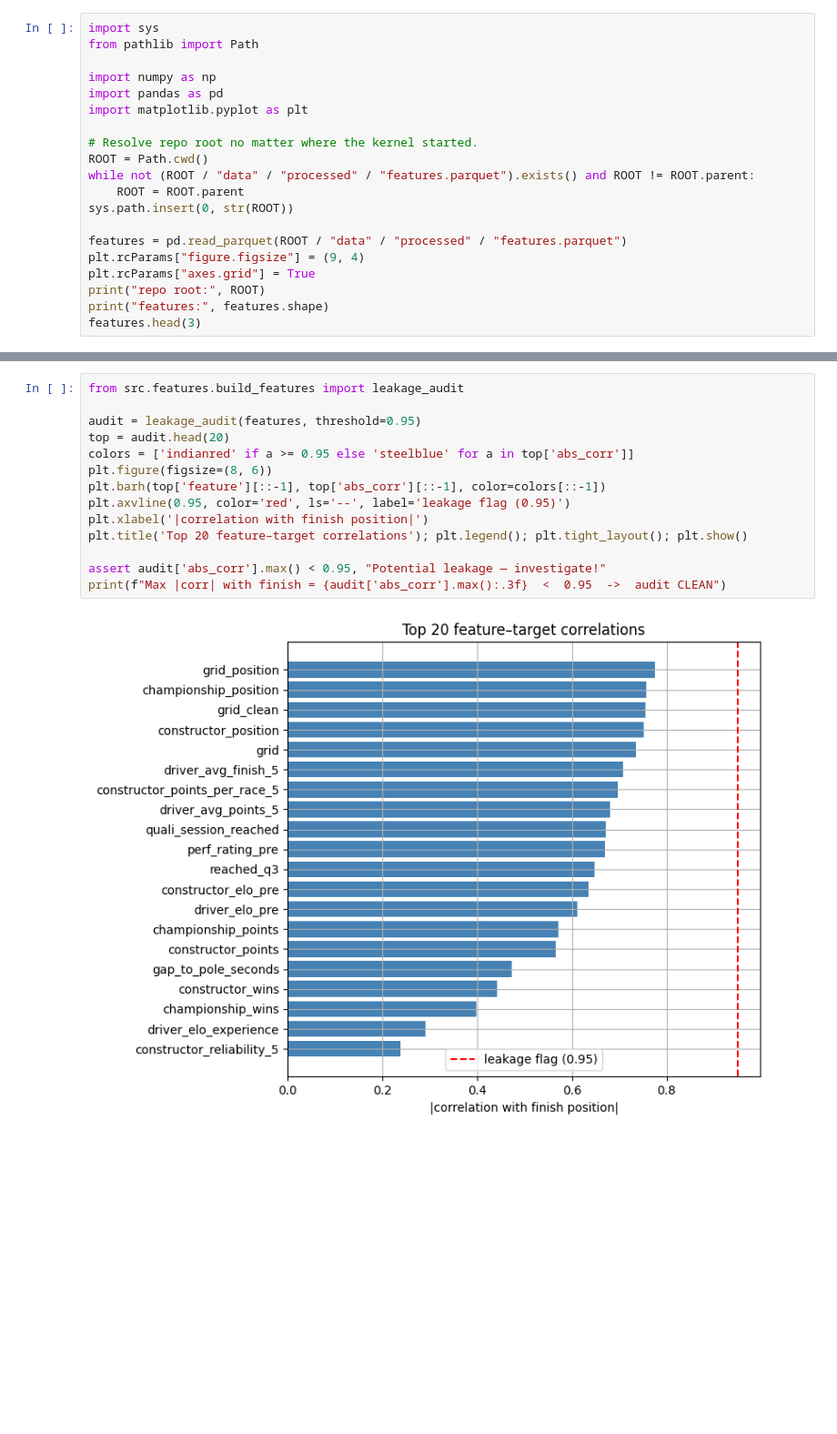
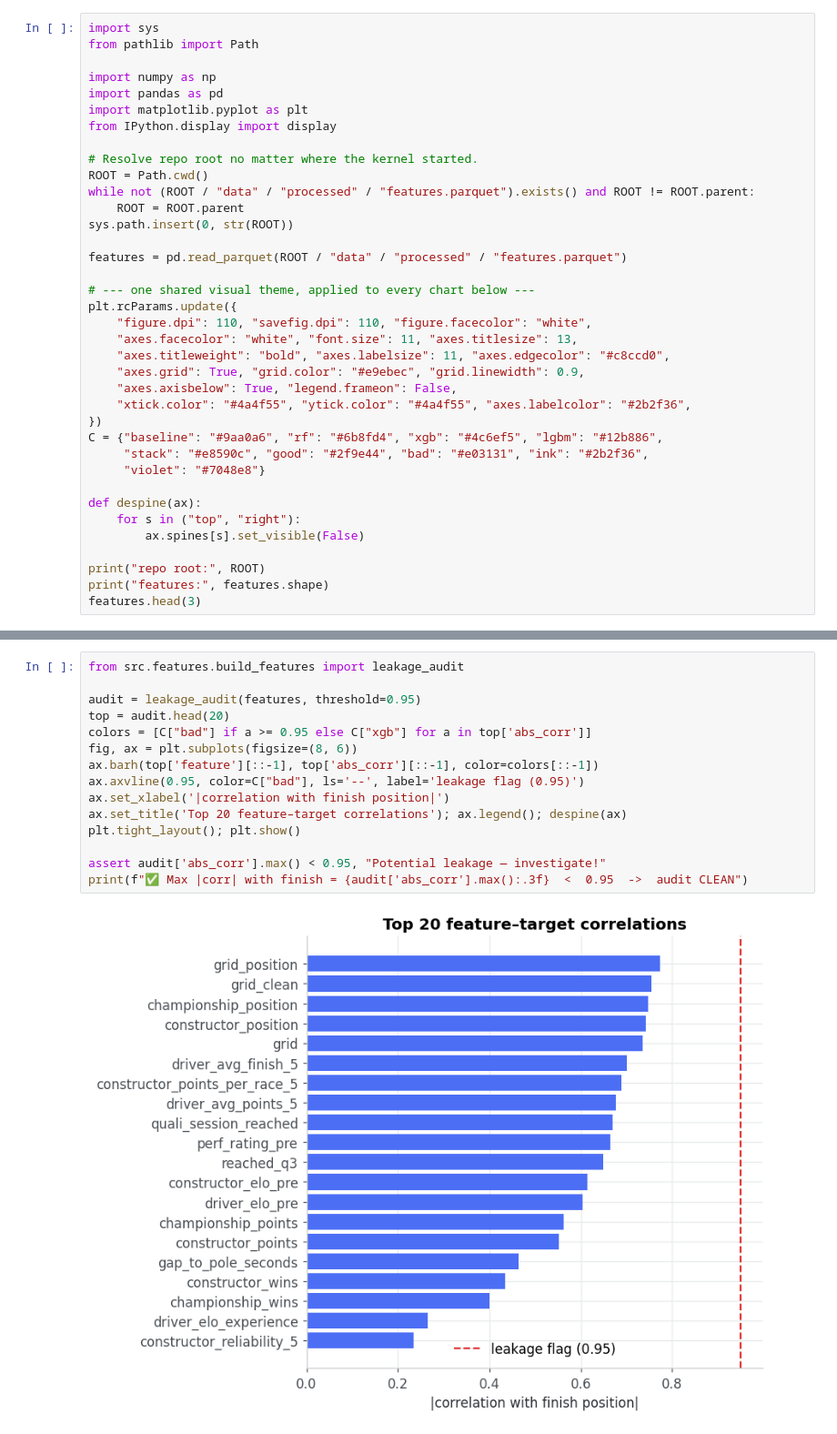
Before and after one commit to filan214/f1-predictor, a Jupyter notebook: notebooks/02_feature_analysis.ipynb, the cells around one changed output, grey strips where cells are left out. Shown at 91% size. Cells and saved outputs as stored; diff of their text form; blank space fills up the shorter version.

```diff
--- a/notebooks/02_feature_analysis.ipynb
+++ b/notebooks/02_feature_analysis.ipynb
@@ -16,6 +30,7 @@ from pathlib import Path
 import numpy as np
 import pandas as pd
 import matplotlib.pyplot as plt
+from IPython.display import display
 
 # Resolve repo root no matter where the kernel started.
 ROOT = Path.cwd()
@@ -24,8 +39,24 @@ while not (ROOT / "data" / "processed" / "features.parquet").exists() and ROOT !
 sys.path.insert(0, str(ROOT))
 
 features = pd.read_parquet(ROOT / "data" / "processed" / "features.parquet")
-plt.rcParams["figure.figsize"] = (9, 4)
-plt.rcParams["axes.grid"] = True
+
+# --- one shared visual theme, applied to every chart below ---
+plt.rcParams.update({
+    "figure.dpi": 110, "savefig.dpi": 110, "figure.facecolor": "white",
+    "axes.facecolor": "white", "font.size": 11, "axes.titlesize": 13,
+    "axes.titleweight": "bold", "axes.labelsize": 11, "axes.edgecolor": "#c8ccd0",
+    "axes.grid": True, "grid.color": "#e9ebec", "grid.linewidth": 0.9,
+    "axes.axisbelow": True, "legend.frameon": False,
+    "xtick.color": "#4a4f55", "ytick.color": "#4a4f55", "axes.labelcolor": "#2b2f36",
+})
+C = {"baseline": "#9aa0a6", "rf": "#6b8fd4", "xgb": "#4c6ef5", "lgbm": "#12b886",
+     "stack": "#e8590c", "good": "#2f9e44", "bad": "#e03131", "ink": "#2b2f36",
+     "violet": "#7048e8"}
+
+def despine(ax):
+    for s in ("top", "right"):
+        ax.spines[s].set_visible(False)
+
 print("repo root:", ROOT)
 print("features:", features.shape)
 features.head(3)
@@ -142,16 +178,17 @@ carrying the post-race result.
 # %%
 from src.features.build_features import leakage_audit
 
 audit = leakage_audit(features, threshold=0.95)
 top = audit.head(20)
-colors = ['indianred' if a >= 0.95 else 'steelblue' for a in top['abs_corr']]
-plt.figure(figsize=(8, 6))
-plt.barh(top['feature'][::-1], top['abs_corr'][::-1], color=colors[::-1])
-plt.axvline(0.95, color='red', ls='--', label='leakage flag (0.95)')
-plt.xlabel('|correlation with finish position|')
-plt.title('Top 20 feature–target correlations'); plt.legend(); plt.tight_layout(); plt.show()
+colors = [C["bad"] if a >= 0.95 else C["xgb"] for a in top['abs_corr']]
+fig, ax = plt.subplots(figsize=(8, 6))
+ax.barh(top['feature'][::-1], top['abs_corr'][::-1], color=colors[::-1])
+ax.axvline(0.95, color=C["bad"], ls='--', label='leakage flag (0.95)')
+ax.set_xlabel('|correlation with finish position|')
+ax.set_title('Top 20 feature–target correlations'); ax.legend(); despine(ax)
+plt.tight_layout(); plt.show()
 
 assert audit['abs_corr'].max() < 0.95, "Potential leakage — investigate!"
-print(f"Max |corr| with finish = {audit['abs_corr'].max():.3f}  <  0.95  ->  audit CLEAN")
+print(f"✅ Max |corr| with finish = {audit['abs_corr'].max():.3f}  <  0.95  ->  audit CLEAN")
 # %% [output]
-[figure, old version]
+[figure, new version]
```
Also changed, not shown: parts of 23 cells of this notebook, 4 other files.
